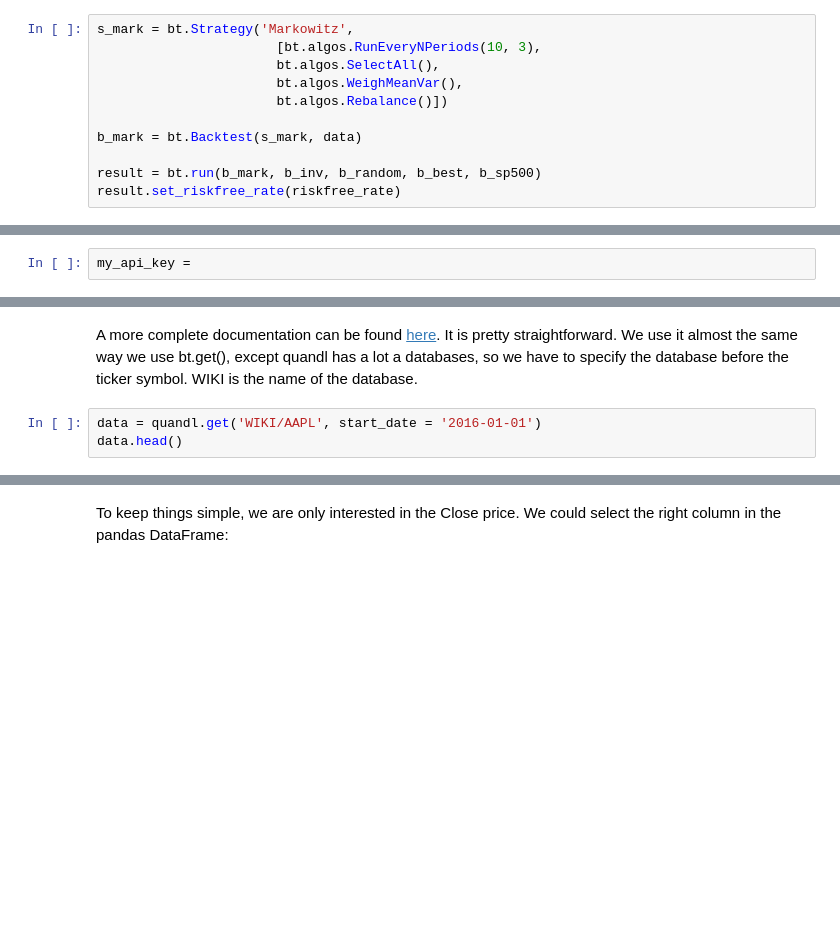
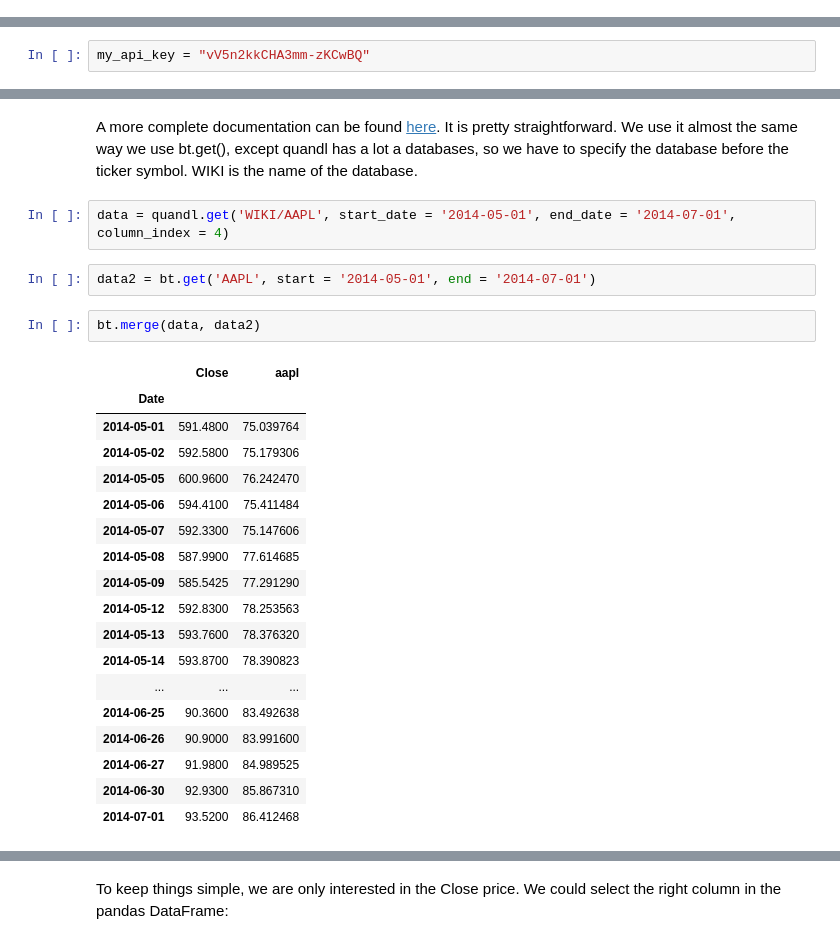
Before and after one commit to nicolasmauhe/computational_finance, a Jupyter notebook: course.ipynb, the cells around one changed output, grey strips where cells are left out. Drawn from its saved outputs; the diff is of its cells as text; blank space fills up the shorter version.

```diff
--- a/course.ipynb
+++ b/course.ipynb
@@ -426,16 +528,5 @@ What can we conclude ?
 Exercise 7 : Create a strategy that will take all the securities and weigh the securities according to Markowitz Mean-Variance portfolio theory. Compare it to the others.
 # %% [markdown]
 Solution
-# %%
-s_mark = bt.Strategy('Markowitz',
-                       [bt.algos.RunEveryNPeriods(10, 3),
-                       bt.algos.SelectAll(),
-                       bt.algos.WeighMeanVar(),
-                       bt.algos.Rebalance()])
-
-b_mark = bt.Backtest(s_mark, data)
-
-result = bt.run(b_mark, b_inv, b_random, b_best, b_sp500)
-result.set_riskfree_rate(riskfree_rate)
 # %%
 result.plot()
@@ -617,7 +835,7 @@ As all data providers, Quandl needs you to register, and will give you an API ke
 # %% [markdown]
 Once you are on [Quandl](https://www.quandl.com/), click on SIGN IN on the top-right corner and create an account. Quandl will give you your API key straightaway : please copy and paste it below.
 # %%
-my_api_key =
+my_api_key = "vV5n2kkCHA3mm-zKCwBQ"
 # %% [markdown]
 Let's tell Quandl our api key.
 # %%
@@ -629,5 +847,27 @@ help(quandl.get)
 # %% [markdown]
 A more complete documentation can be found [here](https://docs.quandl.com/docs/parameters-2#section-times-series-parameters). It is pretty straightforward. We use it almost the same way we use bt.get(), except quandl has a lot a databases, so we have to specify the database before the ticker symbol. WIKI is the name of the database.
 # %%
-data = quandl.get('WIKI/AAPL', start_date = '2016-01-01')
-data.head()
+data = quandl.get('WIKI/AAPL', start_date = '2014-05-01', end_date = '2014-07-01', column_index = 4)
+# %%
+data2 = bt.get('AAPL', start = '2014-05-01', end = '2014-07-01')
+# %%
+bt.merge(data, data2)
+# %% [output]
+|  | Close | aapl |
+| Date |  |  |
+| 2014-05-01 | 591.4800 | 75.039764 |
+| 2014-05-02 | 592.5800 | 75.179306 |
+| 2014-05-05 | 600.9600 | 76.242470 |
+| 2014-05-06 | 594.4100 | 75.411484 |
+| 2014-05-07 | 592.3300 | 75.147606 |
+| 2014-05-08 | 587.9900 | 77.614685 |
+| 2014-05-09 | 585.5425 | 77.291290 |
+| 2014-05-12 | 592.8300 | 78.253563 |
+| 2014-05-13 | 593.7600 | 78.376320 |
+| 2014-05-14 | 593.8700 | 78.390823 |
+| ... | ... | ... |
+| 2014-06-25 | 90.3600 | 83.492638 |
+| 2014-06-26 | 90.9000 | 83.991600 |
+| 2014-06-27 | 91.9800 | 84.989525 |
+| 2014-06-30 | 92.9300 | 85.867310 |
+| 2014-07-01 | 93.5200 | 86.412468 |
```
Also changed, not shown: parts of 73 cells of this notebook.
